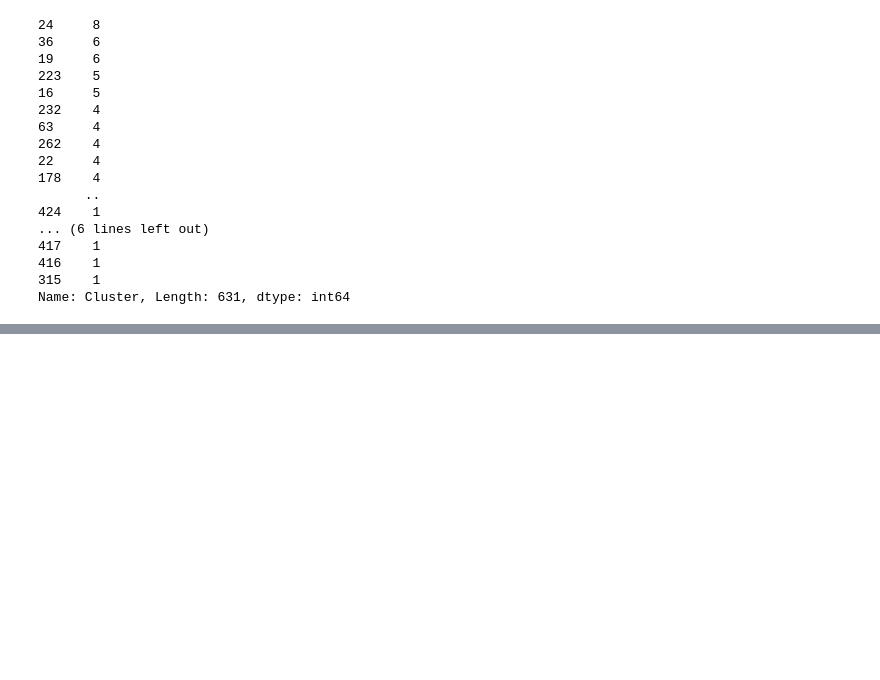
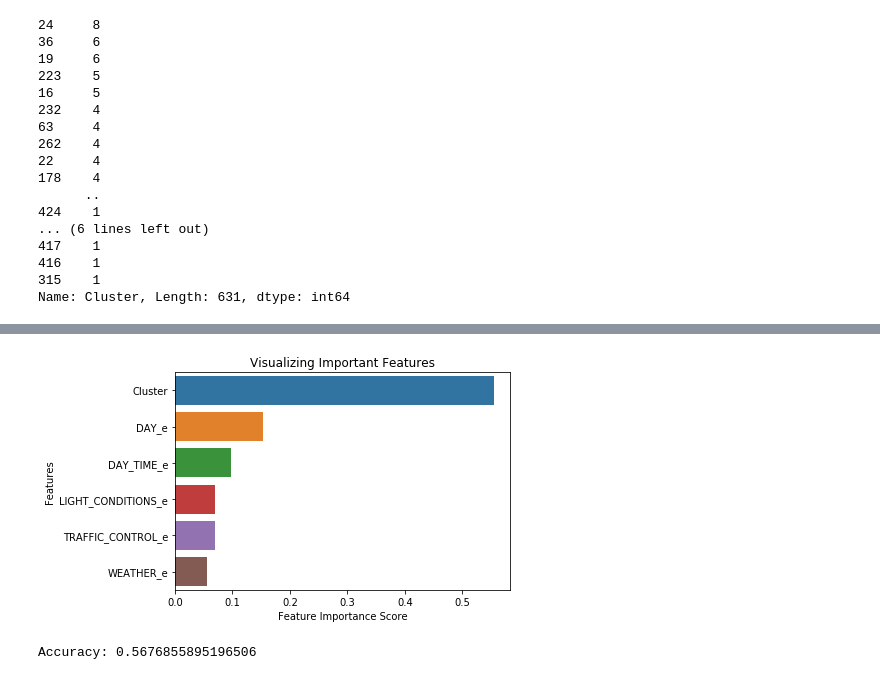
Before and after one commit to UNCG-CSE/GSBO_City_Collision_Data_Analysis, a Jupyter notebook: src/Pedestrian.ipynb, the cells around one changed output, grey strips where cells are left out. Saved outputs shown, nothing was run; the diff lists cells and outputs as text; code cells hidden in the pictures; blank space fills up the shorter version.

```diff
--- a/src/Pedestrian.ipynb
+++ b/src/Pedestrian.ipynb
@@ -1303,0 +1504,3 @@ Name: Cluster, Length: 631, dtype: int64
+# %%
+feature_names = ['WEATHER_e', 'LIGHT_CONDITIONS_e', 'TRAFFIC_CONTROL_e', 'DAY_e', 'DAY_TIME_e', 'Cluster']
+feature_names
@@ -1303,0 +1514,3 @@ Name: Cluster, Length: 631, dtype: int64
+# %%
+feature_imp = pd.Series(clf.feature_importances_,index=feature_names).sort_values(ascending=False)
+feature_imp
@@ -1303,0 +1525,18 @@ Name: Cluster, Length: 631, dtype: int64
+# %%
+sns.barplot(x=feature_imp, y=feature_imp.index)
+plt.xlabel('Feature Importance Score')
+plt.ylabel('Features')
+plt.title("Visualizing Important Features")
+plt.show()
+# %% [output]
+[figure, added]
+# %%
+X_rf = ped_data[[ 'DAY_e', 'DAY_TIME_e', 'Cluster']]
+Y_rf = ped_data['SEVERITY_CD']
+X_rf_train, X_rf_test, Y_rf_train, Y_rf_test = train_test_split(X_rf, Y_rf, test_size=0.3)
+clf = RandomForestClassifier(n_estimators=100)
+clf.fit(X_rf_train,Y_rf_train)
+Y_rf_pred=clf.predict(X_rf_test)
+print("Accuracy:",metrics.accuracy_score(Y_rf_test, Y_rf_pred))
+# %% [output]
+Accuracy: 0.5676855895196506
```
Also changed, not shown: parts of 41 cells of this notebook.
